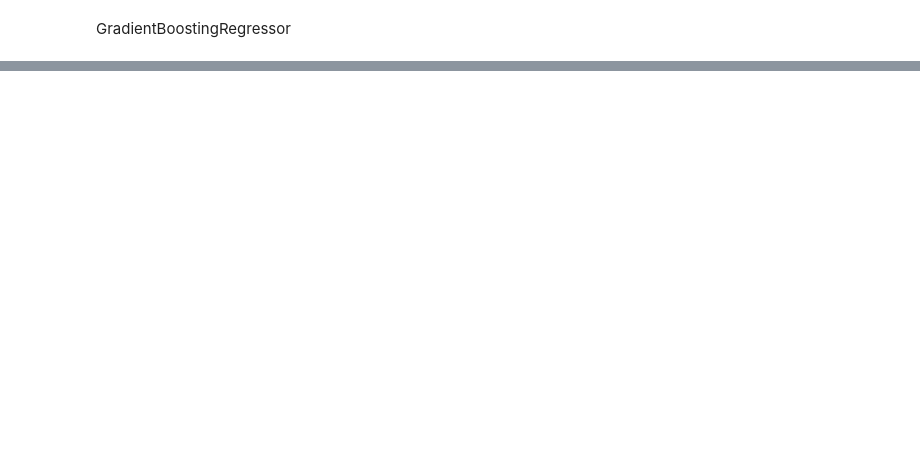
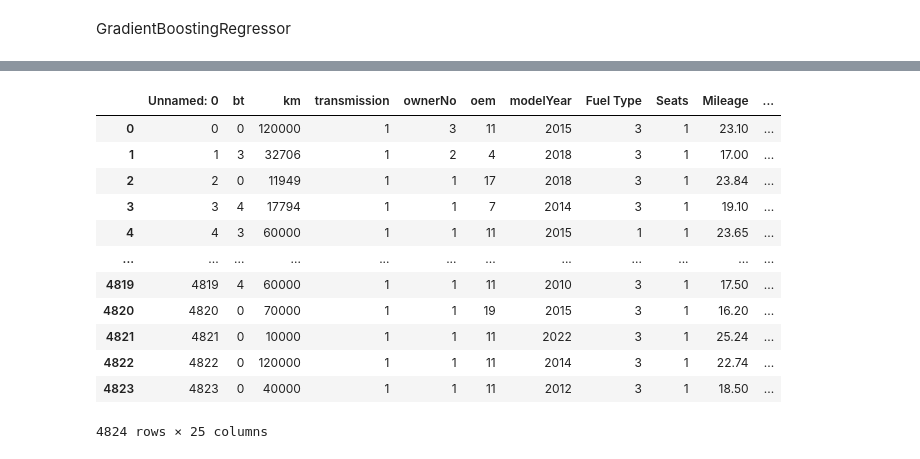
Before and after one commit to Jacquline06/Project-3-Car-Dekho, a Jupyter notebook: final.ipynb, the cells around one changed output, grey strips where cells are left out. Cells and saved outputs as stored; diff of their text form; code cells hidden in the pictures; blank space fills up the shorter version.

```diff
--- a/final.ipynb
+++ b/final.ipynb
@@ -851,0 +1440,19 @@ joblib.dump(pipeline, 'gradient_boost_pipeline.pkl')
+# %%
+X = pd.read_csv("feature.csv")
+y = pd.read_csv("target.csv")
+# %%
+X
+# %% [output]
+|  | Unnamed: 0 | bt | km | transmission | ownerNo | oem | modelYear | Fuel Type | Seats | Mileage | ... |
+| 0 | 0 | 0 | 120000 | 1 | 3 | 11 | 2015 | 3 | 1 | 23.10 | ... |
+| 1 | 1 | 3 | 32706 | 1 | 2 | 4 | 2018 | 3 | 1 | 17.00 | ... |
+| 2 | 2 | 0 | 11949 | 1 | 1 | 17 | 2018 | 3 | 1 | 23.84 | ... |
+| 3 | 3 | 4 | 17794 | 1 | 1 | 7 | 2014 | 3 | 1 | 19.10 | ... |
+| 4 | 4 | 3 | 60000 | 1 | 1 | 11 | 2015 | 1 | 1 | 23.65 | ... |
+| ... | ... | ... | ... | ... | ... | ... | ... | ... | ... | ... | ... |
+| 4819 | 4819 | 4 | 60000 | 1 | 1 | 11 | 2010 | 3 | 1 | 17.50 | ... |
+| 4820 | 4820 | 0 | 70000 | 1 | 1 | 19 | 2015 | 3 | 1 | 16.20 | ... |
+| 4821 | 4821 | 0 | 10000 | 1 | 1 | 11 | 2022 | 3 | 1 | 25.24 | ... |
+| 4822 | 4822 | 0 | 120000 | 1 | 1 | 11 | 2014 | 3 | 1 | 22.74 | ... |
+| 4823 | 4823 | 0 | 40000 | 1 | 1 | 11 | 2012 | 3 | 1 | 18.50 | ... |
+4824 rows × 25 columns
```
Also changed, not shown: parts of 199 cells of this notebook, 14 other files.
